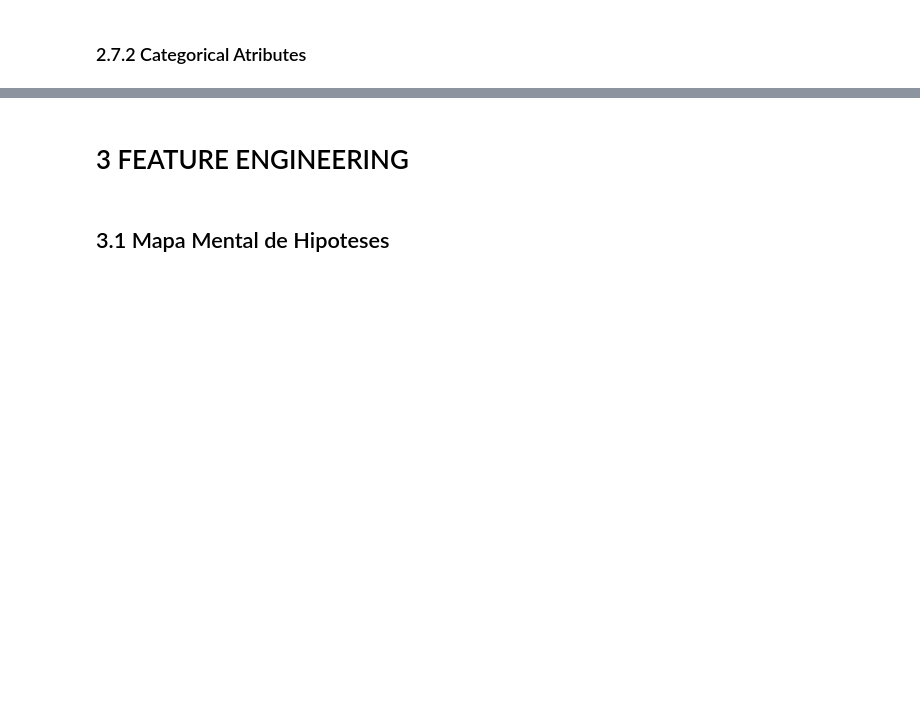
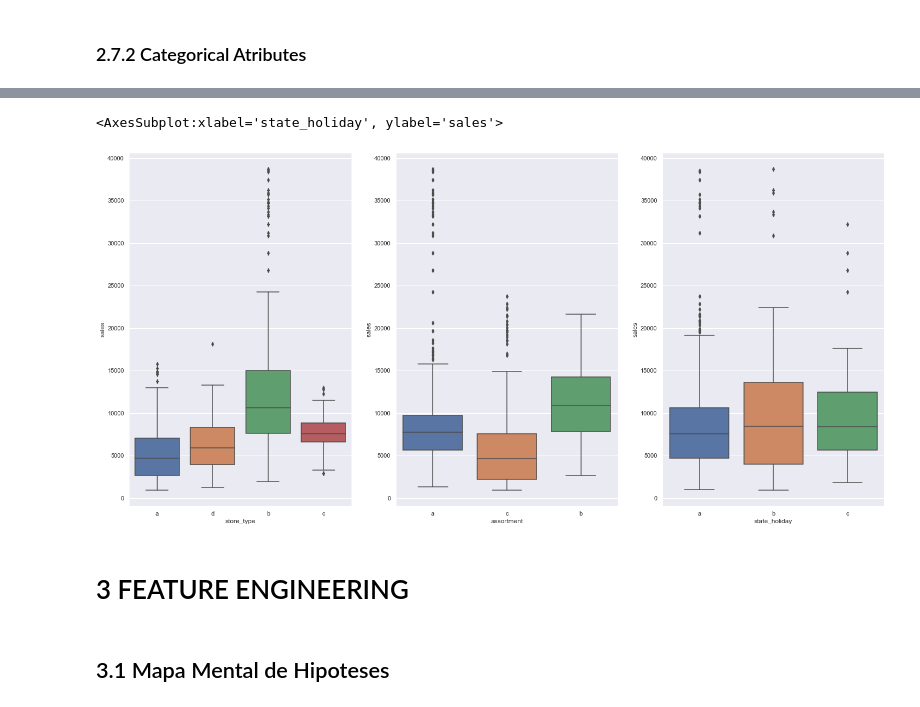
Before and after one commit to rafael-asousa/Sales-Prediction, a Jupyter notebook: notebook/Notebook-Sales-Prediction.ipynb, the cells around one changed output, grey strips where cells are left out. Drawn from its saved outputs; the diff is of its cells as text; code cells hidden in the pictures; blank space fills up the shorter version.

```diff
--- a/notebook/Notebook-Sales-Prediction.ipynb
+++ b/notebook/Notebook-Sales-Prediction.ipynb
@@ -207,3 +289,17 @@ df2 = df2.astype( {'competition_open_since_month':'int64',
+# %%
+aux1 = df2[(df2['state_holiday'] != '0') & (df2['sales'] > 0) & (df2['state_holiday'] != 0)]
+
+plt.subplot(1,3,1)
+sns.boxplot(x='store_type', y='sales', data=aux1)
+
+plt.subplot(1,3,2)
+sns.boxplot(x='assortment', y='sales', data=aux1)
+
+plt.subplot(1,3,3)
+sns.boxplot(x='state_holiday', y='sales', data=aux1)
+# %% [output]
+<AxesSubplot:xlabel='state_holiday', ylabel='sales'>
+[figure, added]
 # %% [markdown]
 # 3 FEATURE ENGINEERING
 # %% [markdown]
```
Also changed, not shown: parts of 12 cells of this notebook.
